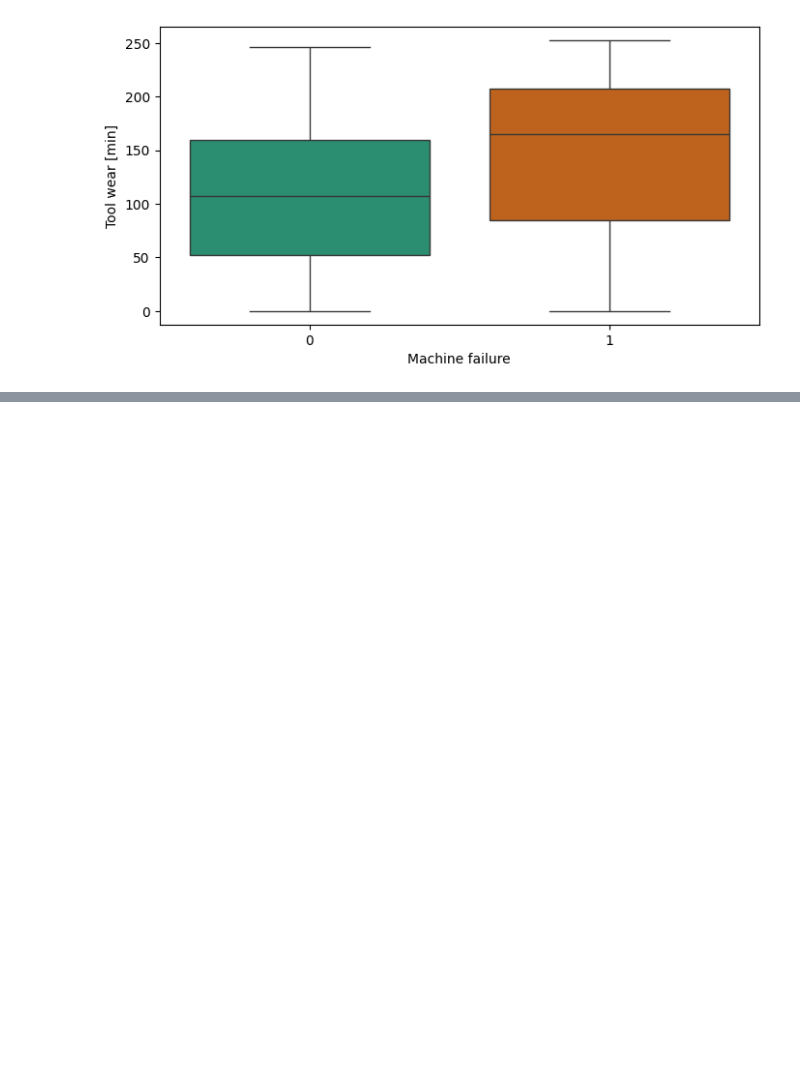
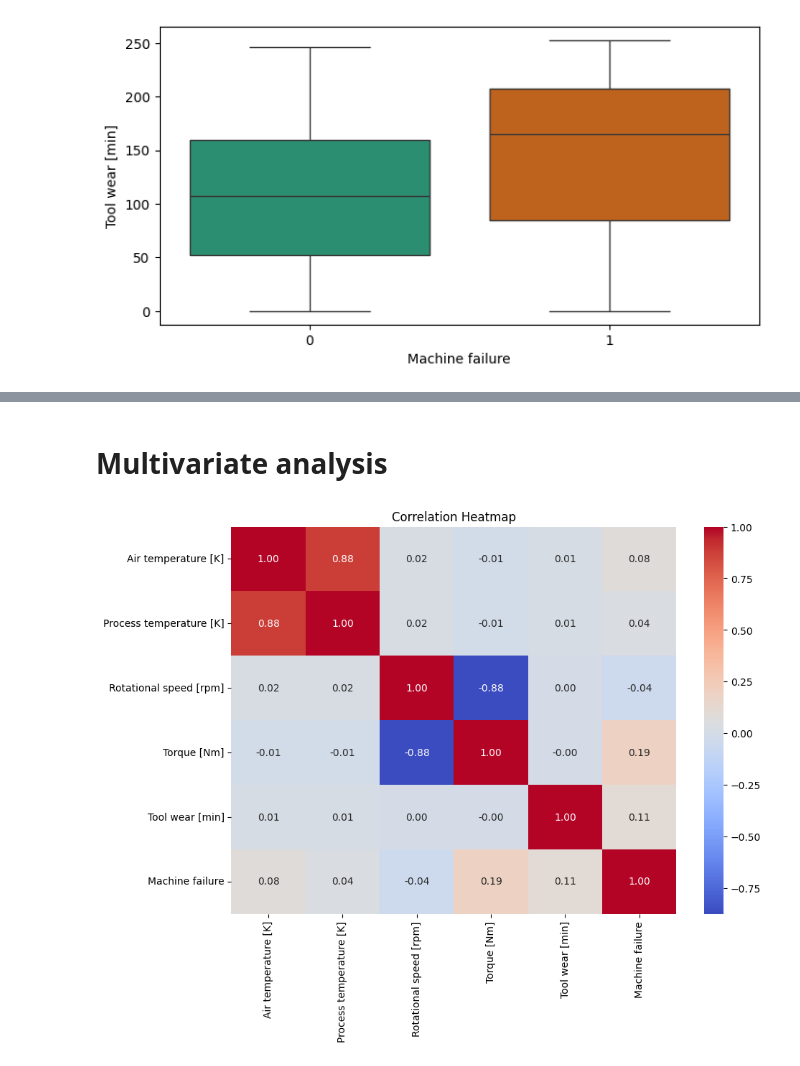
Before and after one commit to yashbhatt0508/Predictive-Maintainance, a Jupyter notebook: predictive_maintainance.ipynb, the cells around one changed output, grey strips where cells are left out. Drawn from its saved outputs; the diff is of its cells as text; code cells hidden in the pictures; blank space fills up the shorter version.

```diff
--- a/predictive_maintainance.ipynb
+++ b/predictive_maintainance.ipynb
@@ -285,0 +333,23 @@ total wear v machine failure , machine failure 0s and 1s median are very differe
+# %% [markdown]
+# Multivariate analysis
+# %%
+num_cols = [
+    'Air temperature [K]',
+    'Process temperature [K]',
+    'Rotational speed [rpm]',
+    'Torque [Nm]',
+    'Tool wear [min]',
+    'Machine failure'
+]
+
+plt.figure(figsize=(10, 7))
+sns.heatmap(
+    df[num_cols].corr(),
+    annot=True,
+    cmap='coolwarm',
+    fmt='.2f'
+)
+plt.title('Correlation Heatmap')
+plt.show()
+# %% [output]
+[figure, added]
```
Also changed, not shown: parts of 49 cells of this notebook.
